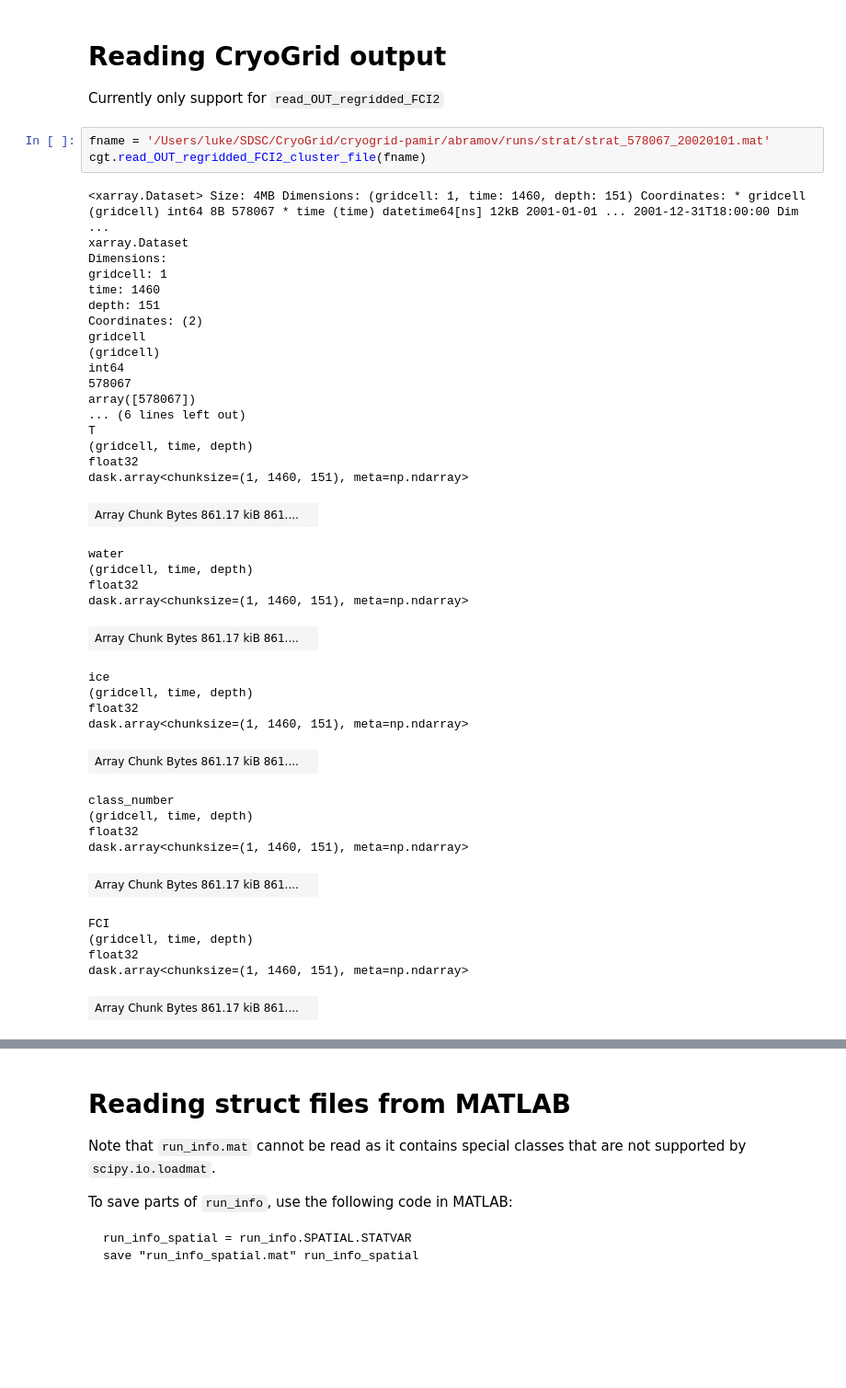
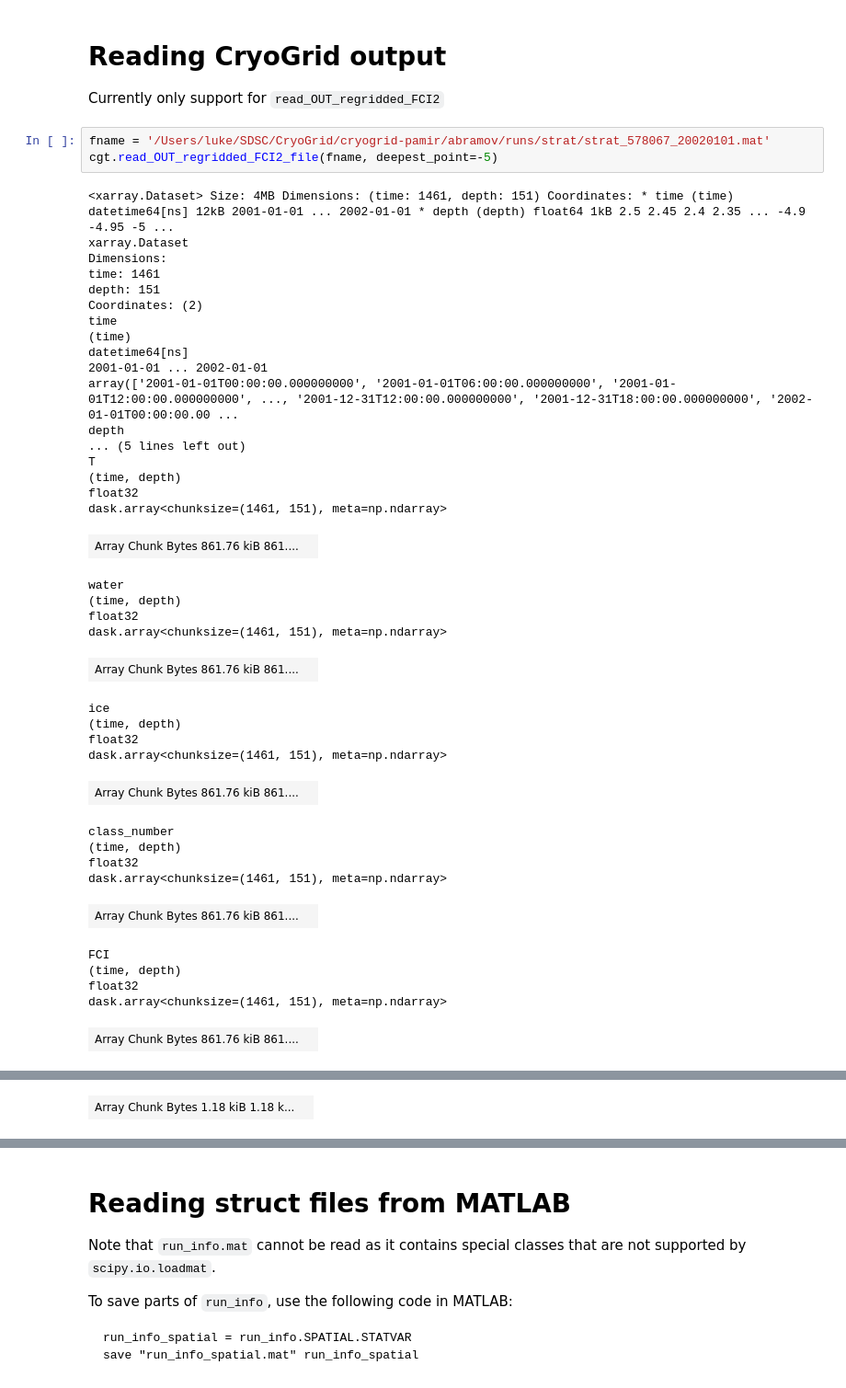
Before and after one commit to lukegre/CryoGrid-pyTools, a Jupyter notebook: demo.ipynb, the cells around one changed output, grey strips where cells are left out. Shown at 92% size. Drawn from its saved outputs; the diff is of its cells as text; blank space fills up the shorter version.

Commit message:
updated how FCI2 outputs are read in now faster and more modular.

```diff
--- a/demo.ipynb
+++ b/demo.ipynb
@@ -15,44 +12,44 @@ The autoreload extension is already loaded. To reload it, use:
 Currently only support for `read_OUT_regridded_FCI2`
 # %%
 fname = '/Users/luke/SDSC/CryoGrid/cryogrid-pamir/abramov/runs/strat/strat_578067_20020101.mat'
-cgt.read_OUT_regridded_FCI2_cluster_file(fname)
+cgt.read_OUT_regridded_FCI2_file(fname, deepest_point=-5)
 # %% [output]
-<xarray.Dataset> Size: 4MB Dimensions: (gridcell: 1, time: 1460, depth: 151) Coordinates: * gridcell (gridcell) int64 8B 578067 * time (time) datetime64[ns] 12kB 2001-01-01 ... 2001-12-31T18:00:00 Dim ...
+<xarray.Dataset> Size: 4MB Dimensions: (time: 1461, depth: 151) Coordinates: * time (time) datetime64[ns] 12kB 2001-01-01 ... 2002-01-01 * depth (depth) float64 1kB 2.5 2.45 2.4 2.35 ... -4.9 -4.95 -5 ...
 xarray.Dataset
 Dimensions:
-gridcell: 1
-time: 1460
+time: 1461
 depth: 151
 Coordinates: (2)
-gridcell
-(gridcell)
-int64
-578067
-array([578067])
-... (6 lines left out)
+time
+(time)
+datetime64[ns]
+2001-01-01 ... 2002-01-01
+array(['2001-01-01T00:00:00.000000000', '2001-01-01T06:00:00.000000000', '2001-01-01T12:00:00.000000000', ..., '2001-12-31T12:00:00.000000000', '2001-12-31T18:00:00.000000000', '2002-01-01T00:00:00.00 ...
+depth
+... (5 lines left out)
 T
-(gridcell, time, depth)
+(time, depth)
 float32
-dask.array<chunksize=(1, 1460, 151), meta=np.ndarray>
+dask.array<chunksize=(1461, 151), meta=np.ndarray>
-| Array Chunk Bytes 861.17 kiB 861.... |  |
+| Array Chunk Bytes 861.76 kiB 861.... |  |
 water
-(gridcell, time, depth)
+(time, depth)
 float32
-dask.array<chunksize=(1, 1460, 151), meta=np.ndarray>
+dask.array<chunksize=(1461, 151), meta=np.ndarray>
-| Array Chunk Bytes 861.17 kiB 861.... |  |
+| Array Chunk Bytes 861.76 kiB 861.... |  |
 ice
-(gridcell, time, depth)
+(time, depth)
 float32
-dask.array<chunksize=(1, 1460, 151), meta=np.ndarray>
+dask.array<chunksize=(1461, 151), meta=np.ndarray>
-| Array Chunk Bytes 861.17 kiB 861.... |  |
+| Array Chunk Bytes 861.76 kiB 861.... |  |
 class_number
-(gridcell, time, depth)
+(time, depth)
 float32
-dask.array<chunksize=(1, 1460, 151), meta=np.ndarray>
+dask.array<chunksize=(1461, 151), meta=np.ndarray>
-| Array Chunk Bytes 861.17 kiB 861.... |  |
+| Array Chunk Bytes 861.76 kiB 861.... |  |
 FCI
-(gridcell, time, depth)
+(time, depth)
 float32
-dask.array<chunksize=(1, 1460, 151), meta=np.ndarray>
+dask.array<chunksize=(1461, 151), meta=np.ndarray>
-| Array Chunk Bytes 861.17 kiB 861.... |  |
+| Array Chunk Bytes 861.76 kiB 861.... |  |
 elevation
@@ -70,0 +59 @@ Attributes: (0)
+| Array Chunk Bytes 1.18 kiB 1.18 k... |  |
```
Also changed, not shown: parts of 8 cells of this notebook, 2 other files.
